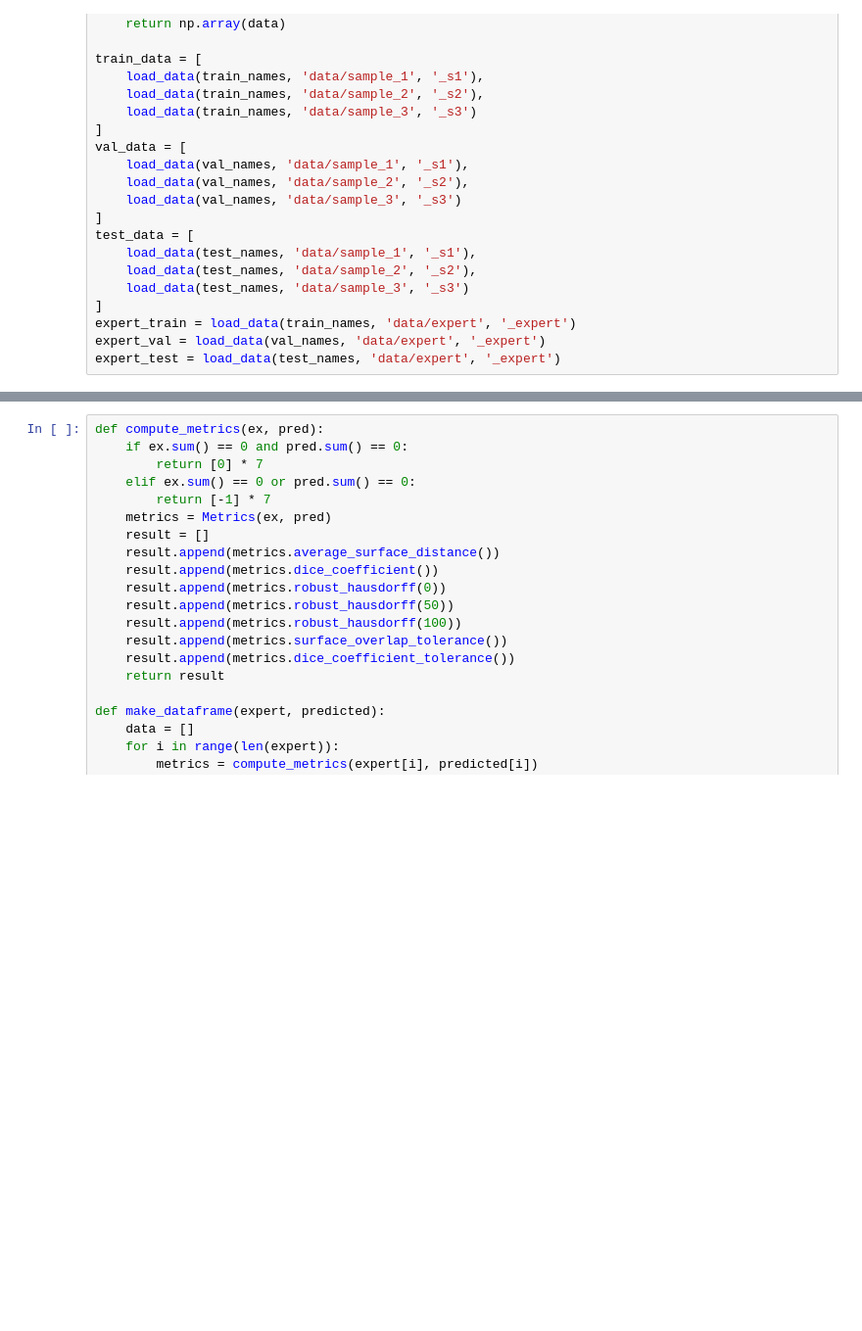
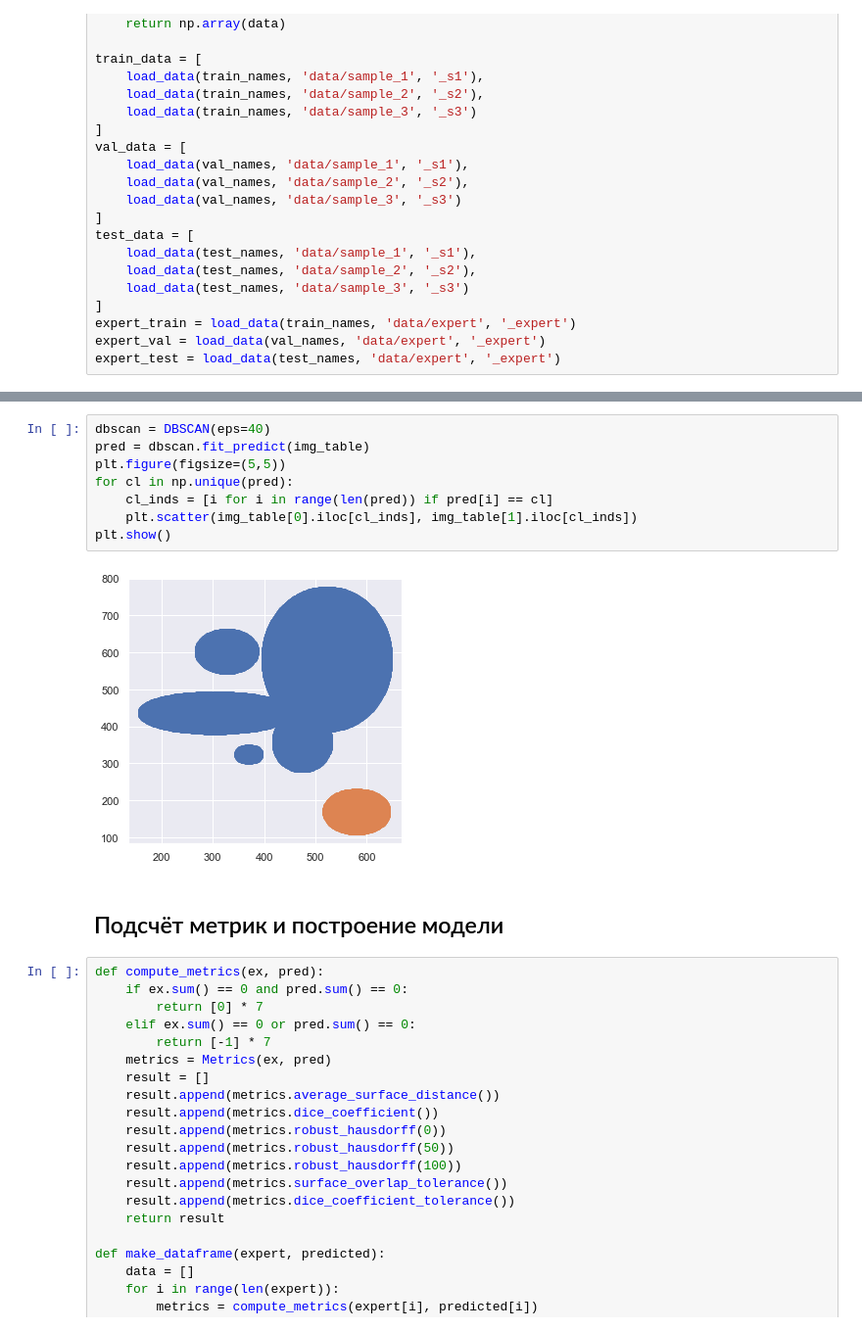
Before and after one commit to Indevem/medical-imaging-evaluation, a Jupyter notebook: model/in_progress_daria.ipynb, the cells around one changed output, grey strips where cells are left out. Shown: that part at 98% size. Drawn from its saved outputs; the diff is of its cells as text; blank space fills up the shorter version.

```diff
--- a/model/in_progress_daria.ipynb
+++ b/model/in_progress_daria.ipynb
@@ -83,3 +102,15 @@ expert_test = load_data(test_names, 'data/expert', '_expert')
+# %%
+dbscan = DBSCAN(eps=40)
+pred = dbscan.fit_predict(img_table)
+plt.figure(figsize=(5,5))
+for cl in np.unique(pred):
+    cl_inds = [i for i in range(len(pred)) if pred[i] == cl]
+    plt.scatter(img_table[0].iloc[cl_inds], img_table[1].iloc[cl_inds])
+plt.show()
+# %% [output]
+[figure, added]
+# %% [markdown]
+## Подсчёт метрик и построение модели
 # %%
 def compute_metrics(ex, pred):
     if ex.sum() == 0 and pred.sum() == 0:
```
Also changed, not shown: parts of 17 cells of this notebook.
